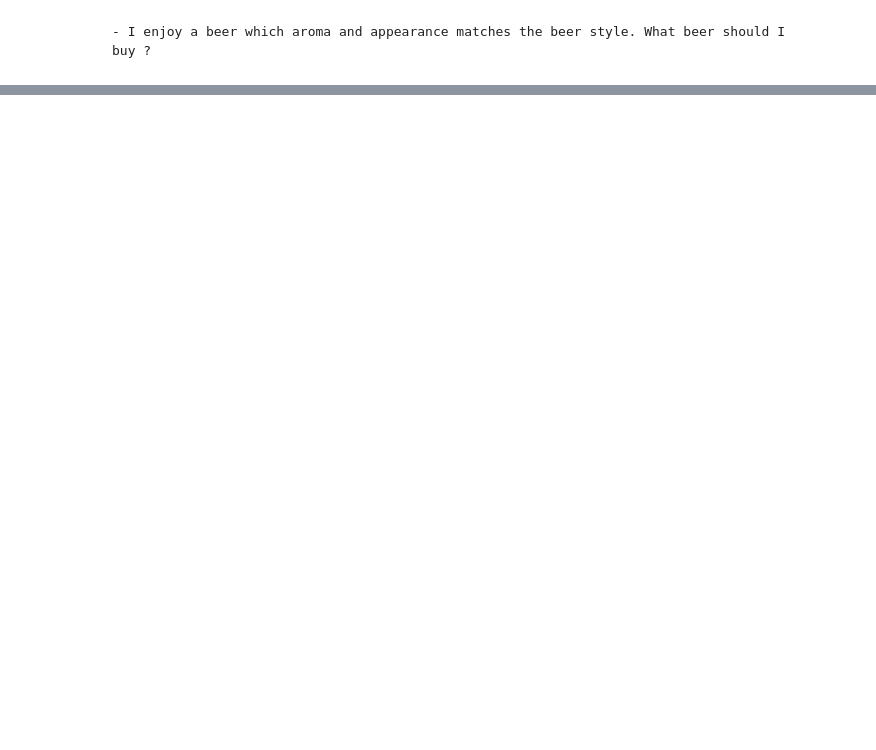
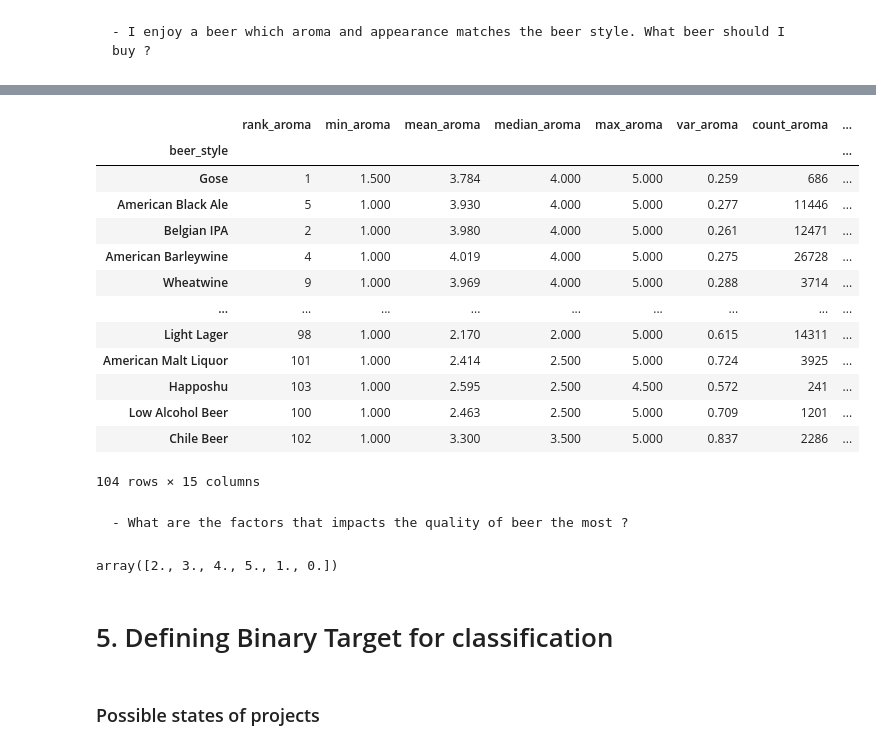
Before and after one commit to KonuTech/beer-reviews-recommender, a Jupyter notebook: beer_review_recommender.ipynb, the cells around one changed output, grey strips where cells are left out. Drawn from its saved outputs; the diff is of its cells as text; code cells hidden in the pictures; blank space fills up the shorter version.

```diff
--- a/beer_review_recommender.ipynb
+++ b/beer_review_recommender.ipynb
@@ -1013,0 +1112,29 @@ recommended beers indexes: [22577, 22587, 22578]
+# %%
+beer_reviews_by_beer_style_aroma_X_appearance["sum_of_ranks"] = beer_reviews_by_beer_style_aroma_X_appearance["rank_aroma"] + beer_reviews_by_beer_style_aroma_X_appearance["rank_appearance"]
+beer_reviews_by_beer_style_aroma_X_appearance.sort_values(by=["sum_of_ranks"], inplace=True)
+beer_reviews_by_beer_style_aroma_X_appearance
+# %% [output]
+|  | rank_aroma | min_aroma | mean_aroma | median_aroma | max_aroma | var_aroma | count_aroma | ... |
+| beer_style |  |  |  |  |  |  |  | ... |
+| Gose | 1 | 1.500 | 3.784 | 4.000 | 5.000 | 0.259 | 686 | ... |
+| American Black Ale | 5 | 1.000 | 3.930 | 4.000 | 5.000 | 0.277 | 11446 | ... |
+| Belgian IPA | 2 | 1.000 | 3.980 | 4.000 | 5.000 | 0.261 | 12471 | ... |
+| American Barleywine | 4 | 1.000 | 4.019 | 4.000 | 5.000 | 0.275 | 26728 | ... |
+| Wheatwine | 9 | 1.000 | 3.969 | 4.000 | 5.000 | 0.288 | 3714 | ... |
+| ... | ... | ... | ... | ... | ... | ... | ... | ... |
+| Light Lager | 98 | 1.000 | 2.170 | 2.000 | 5.000 | 0.615 | 14311 | ... |
+| American Malt Liquor | 101 | 1.000 | 2.414 | 2.500 | 5.000 | 0.724 | 3925 | ... |
+| Happoshu | 103 | 1.000 | 2.595 | 2.500 | 4.500 | 0.572 | 241 | ... |
+| Low Alcohol Beer | 100 | 1.000 | 2.463 | 2.500 | 5.000 | 0.709 | 1201 | ... |
+| Chile Beer | 102 | 1.000 | 3.300 | 3.500 | 5.000 | 0.837 | 2286 | ... |
+104 rows × 15 columns
+# %% [markdown]
+    - What are the factors that impacts the quality of beer the most ?
+# %%
+beer_reviews["review_overall"].round().unique()
+# %% [output]
+array([2., 3., 4., 5., 1., 0.])
+# %% [markdown]
+# 5. Defining Binary Target for classification
+# %% [markdown]
+### Possible states of projects
```
Also changed, not shown: parts of 56 cells of this notebook.
